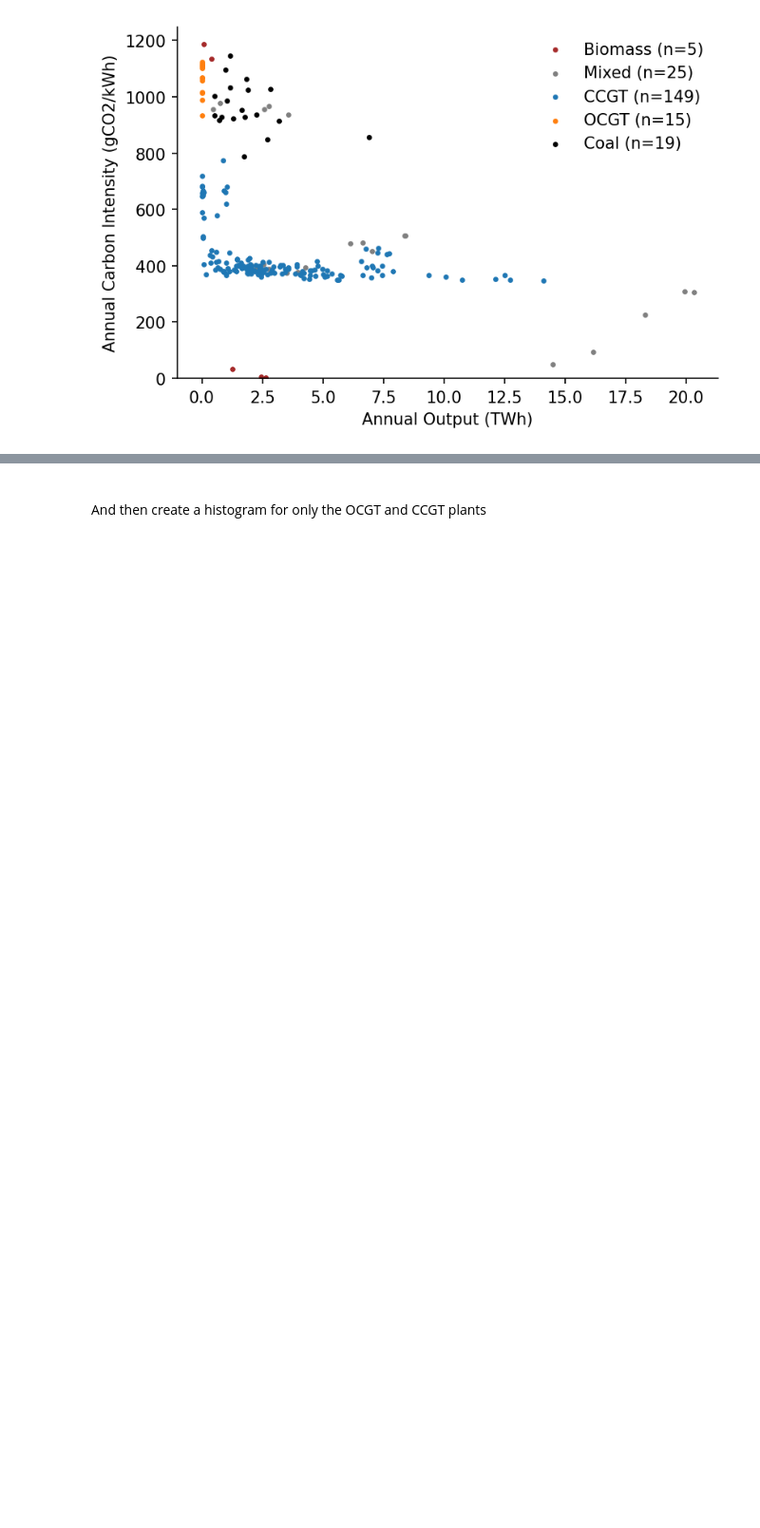
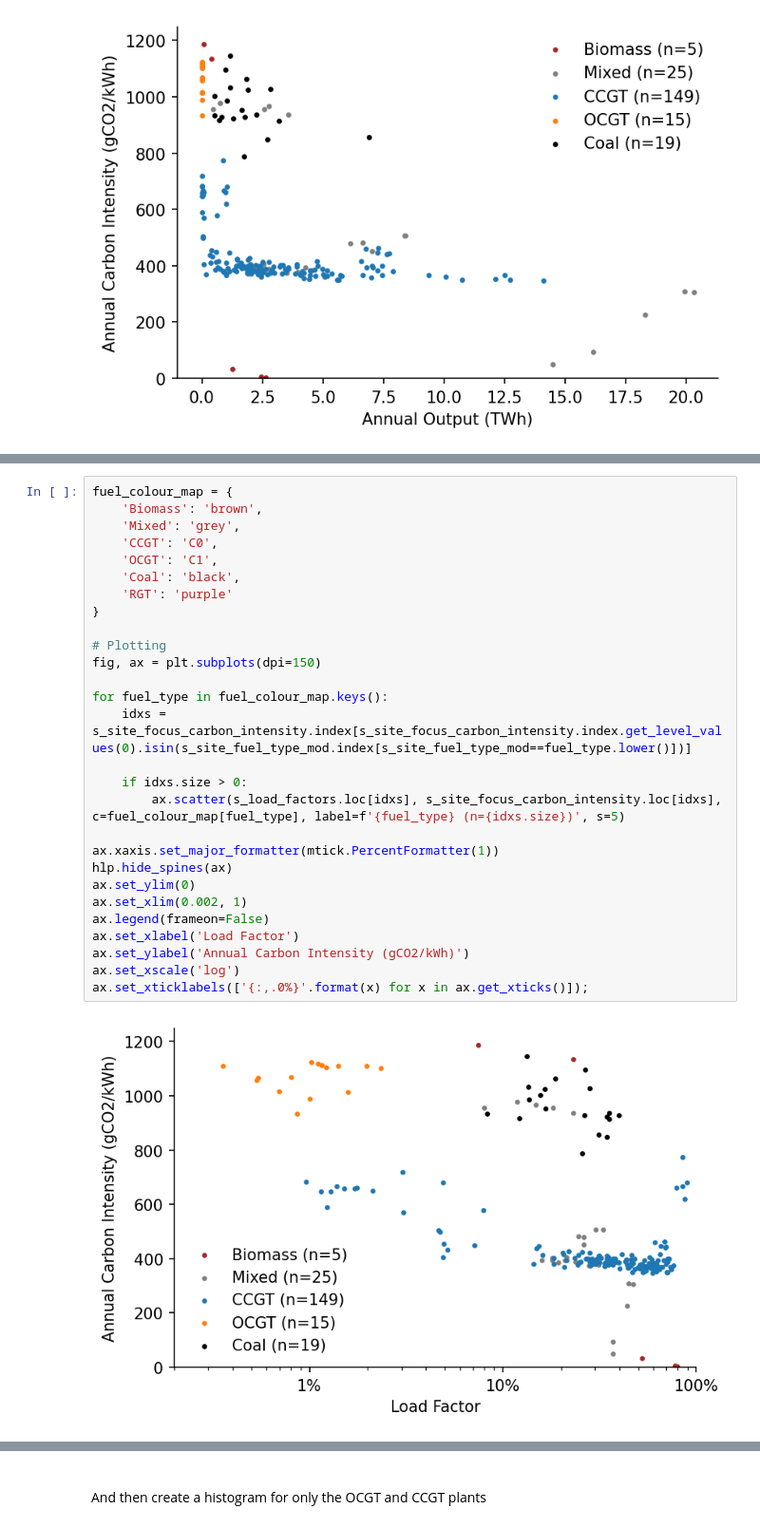
Before and after one commit to OSUKED/GB-Carbon-Intensity, a Jupyter notebook: nbs/01-asset-level-intensities.ipynb, the cells around one changed output, grey strips where cells are left out. Shown at 95% size. Saved outputs shown, nothing was run; the diff lists cells and outputs as text; blank space fills up the shorter version.

```diff
--- a/nbs/01-asset-level-intensities.ipynb
+++ b/nbs/01-asset-level-intensities.ipynb
@@ -373,0 +432,30 @@ Text(0, 0.5, 'Annual Carbon Intensity (gCO2/kWh)')
+# %%
+fuel_colour_map = {
+    'Biomass': 'brown',
+    'Mixed': 'grey',
+    'CCGT': 'C0',
+    'OCGT': 'C1',
+    'Coal': 'black',
+    'RGT': 'purple'
+}
+
+# Plotting
+fig, ax = plt.subplots(dpi=150)
+
+for fuel_type in fuel_colour_map.keys():
+    idxs = s_site_focus_carbon_intensity.index[s_site_focus_carbon_intensity.index.get_level_values(0).isin(s_site_fuel_type_mod.index[s_site_fuel_type_mod==fuel_type.lower()])]
+
+    if idxs.size > 0:
+        ax.scatter(s_load_factors.loc[idxs], s_site_focus_carbon_intensity.loc[idxs], c=fuel_colour_map[fuel_type], label=f'{fuel_type} (n={idxs.size})', s=5)
+
+ax.xaxis.set_major_formatter(mtick.PercentFormatter(1))
+hlp.hide_spines(ax)
+ax.set_ylim(0)
+ax.set_xlim(0.002, 1)
+ax.legend(frameon=False)
+ax.set_xlabel('Load Factor')
+ax.set_ylabel('Annual Carbon Intensity (gCO2/kWh)')
+ax.set_xscale('log')
+ax.set_xticklabels(['{:,.0%}'.format(x) for x in ax.get_xticks()]);
+# %% [output]
+[figure, added]
```
Also changed, not shown: parts of 12 cells of this notebook, 10 other files.
